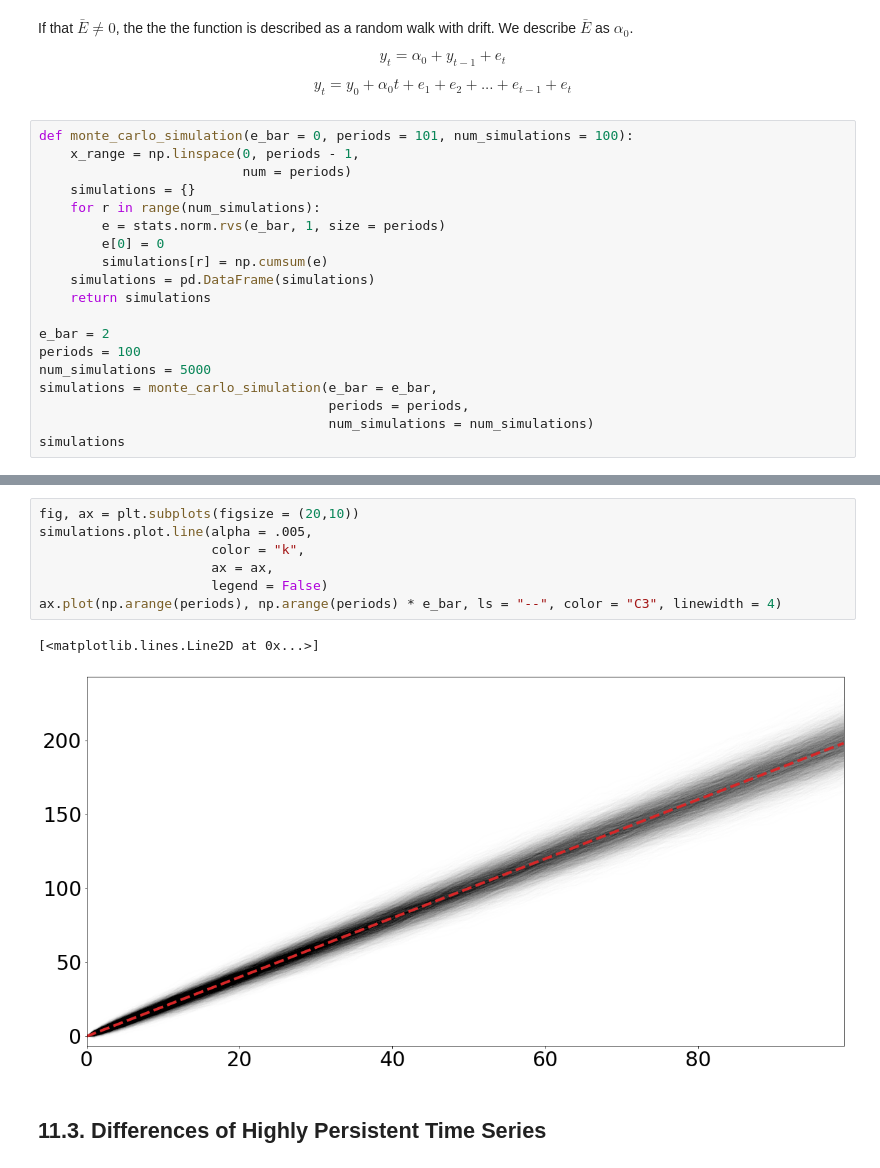
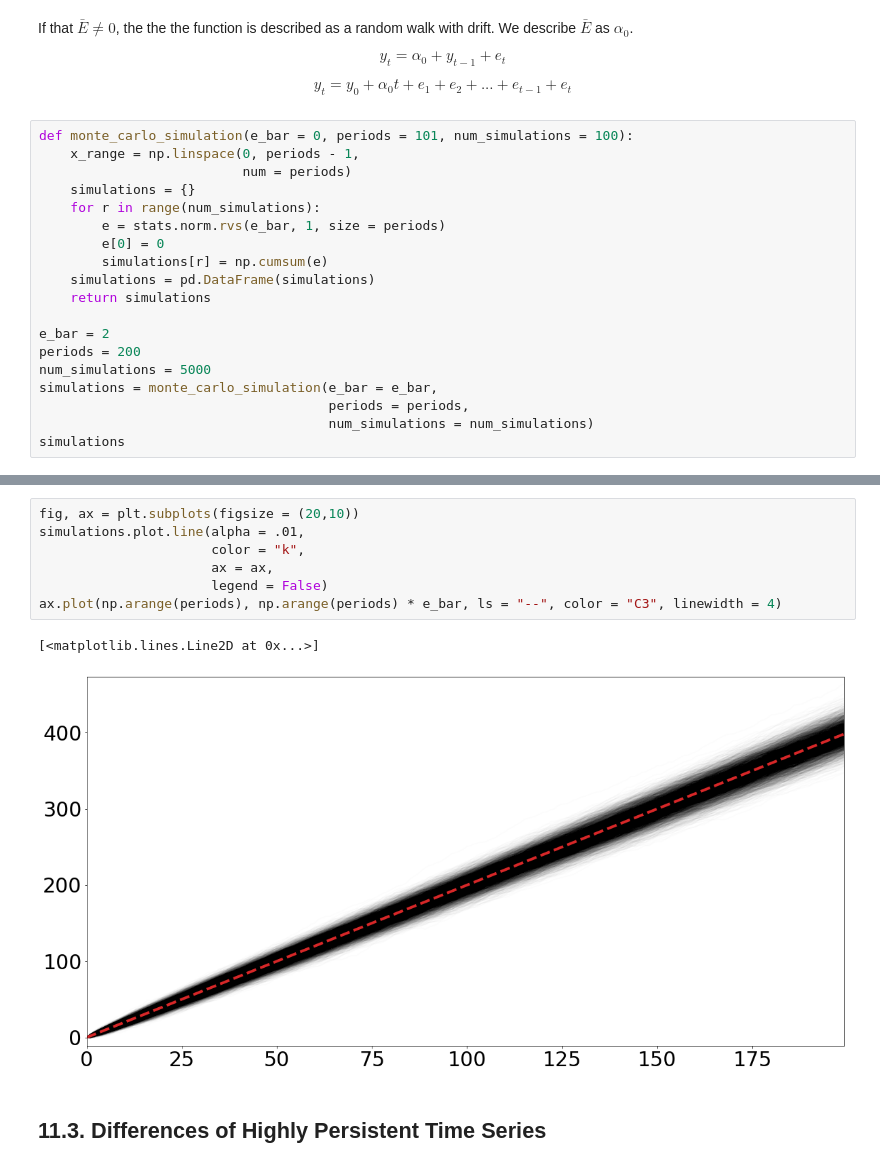
Before and after one commit to jlcatonjr/Learn-Python-for-Stats-and-Econ, a Jupyter notebook: Wooldridge -- Heiss and Brunner/11. Further Issues in Using OLS with Time Series Data.ipynb, the cells around one changed output, grey strips where cells are left out. Drawn from its saved outputs; the diff is of its cells as text.

```diff
--- a/Wooldridge -- Heiss and Brunner/11. Further Issues in Using OLS with Time Series Data.ipynb
+++ b/Wooldridge -- Heiss and Brunner/11. Further Issues in Using OLS with Time Series Data.ipynb
@@ -172,7 +172,7 @@ def monte_carlo_simulation(e_bar = 0, periods = 101, num_simulations = 100):
     return simulations
 
 e_bar = 2
-periods = 100
+periods = 200
 num_simulations = 5000
 simulations = monte_carlo_simulation(e_bar = e_bar,
                                      periods = periods,
@@ -195,13 +195,13 @@ simulations
 # %%
 fig, ax = plt.subplots(figsize = (20,10))
-simulations.plot.line(alpha = .005,
+simulations.plot.line(alpha = .01,
                       color = "k",
                       ax = ax,
                       legend = False)
 ax.plot(np.arange(periods), np.arange(periods) * e_bar, ls = "--", color = "C3", linewidth = 4)
 # %% [output]
 [<matplotlib.lines.Line2D at 0x...>]
-[figure, old version]
+[figure, new version]
 # %% [markdown]
 ## 11.3. Differences of Highly Persistent Time Series
 # %%
```
Also changed, not shown: parts of 7 cells of this notebook, 14 other files.
